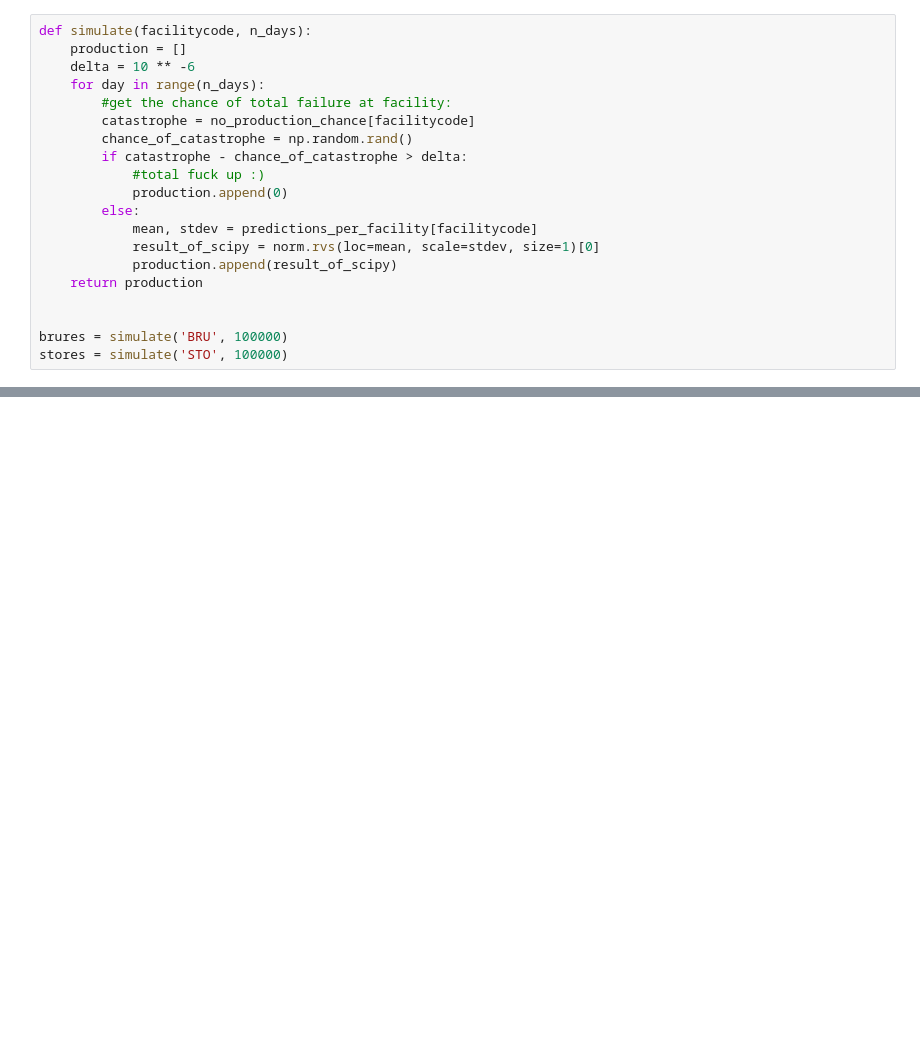
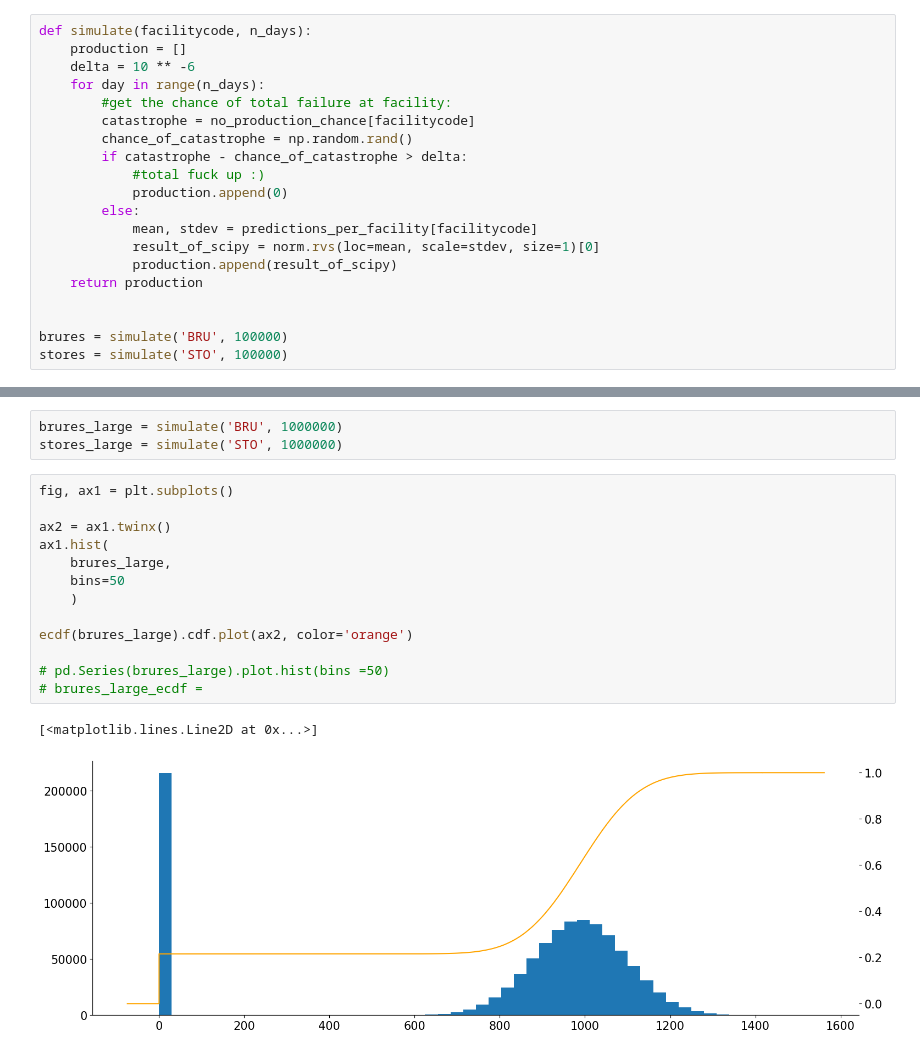
Before and after one commit to Frederic-P/evaluatie-statiestiek, a Jupyter notebook: notebooks/notebook.ipynb, the cells around one changed output, grey strips where cells are left out. Saved outputs shown, nothing was run; the diff lists cells and outputs as text; blank space fills up the shorter version.

```diff
--- a/notebooks/notebook.ipynb
+++ b/notebooks/notebook.ipynb
@@ -158,0 +195,19 @@ for facility, group in production_data_no_maintenance.groupby('facility'):
+# %%
+brures_large = simulate('BRU', 1000000)
+stores_large = simulate('STO', 1000000)
+# %%
+fig, ax1 = plt.subplots()
+
+ax2 = ax1.twinx()
+ax1.hist(
+    brures_large,
+    bins=50
+    )
+
+ecdf(brures_large).cdf.plot(ax2, color='orange')
+
+# pd.Series(brures_large).plot.hist(bins =50)
+# brures_large_ecdf =
+# %% [output]
+[<matplotlib.lines.Line2D at 0x...>]
+[figure, added]
```
Also changed, not shown: parts of 10 cells of this notebook.
